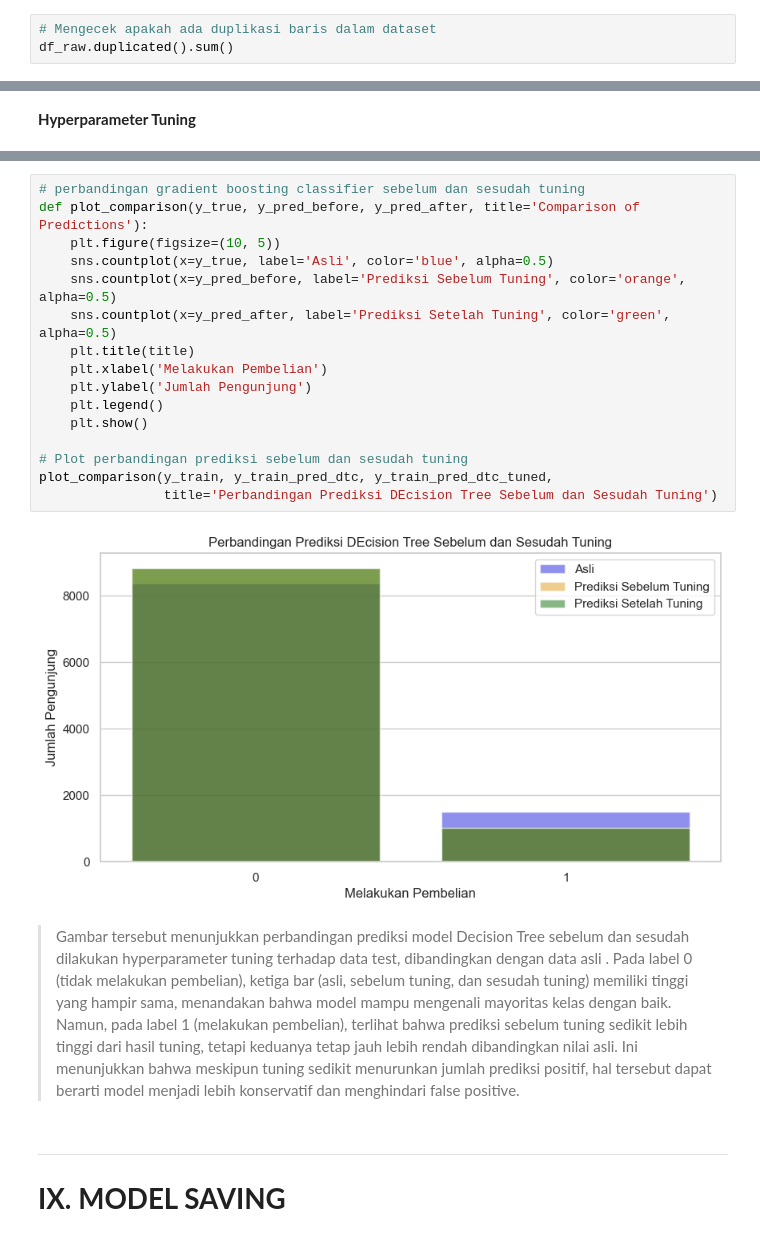
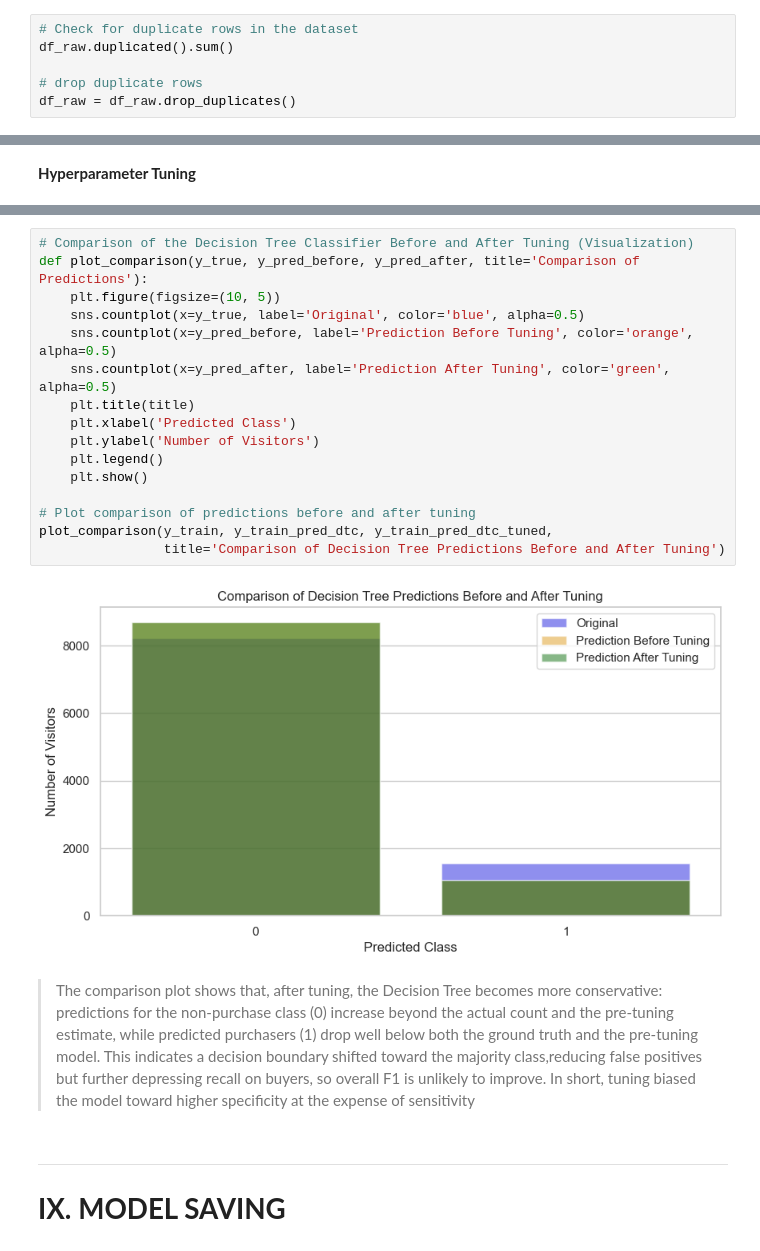
Before and after one commit to brmsyh/Online-Shoppers-Intentions, a Jupyter notebook: notebook.ipynb, the cells around one changed output, grey strips where cells are left out. Saved outputs shown, nothing was run; the diff lists cells and outputs as text.

```diff
--- a/notebook.ipynb
+++ b/notebook.ipynb
@@ -347,3 +363,6 @@ memory usage: 1.5+ MB
 # %%
-# Mengecek apakah ada duplikasi baris dalam dataset
+# Check for duplicate rows in the dataset
 df_raw.duplicated().sum()
+
+# drop duplicate rows
+df_raw = df_raw.drop_duplicates()
@@ -1333,23 +1365,23 @@ compare_data.head(10)
 # %%
-# perbandingan gradient boosting classifier sebelum dan sesudah tuning
+# Comparison of the Decision Tree Classifier Before and After Tuning (Visualization)
 def plot_comparison(y_true, y_pred_before, y_pred_after, title='Comparison of Predictions'):
     plt.figure(figsize=(10, 5))
-    sns.countplot(x=y_true, label='Asli', color='blue', alpha=0.5)
-    sns.countplot(x=y_pred_before, label='Prediksi Sebelum Tuning', color='orange', alpha=0.5)
-    sns.countplot(x=y_pred_after, label='Prediksi Setelah Tuning', color='green', alpha=0.5)
+    sns.countplot(x=y_true, label='Original', color='blue', alpha=0.5)
+    sns.countplot(x=y_pred_before, label='Prediction Before Tuning', color='orange', alpha=0.5)
+    sns.countplot(x=y_pred_after, label='Prediction After Tuning', color='green', alpha=0.5)
     plt.title(title)
-    plt.xlabel('Melakukan Pembelian')
-    plt.ylabel('Jumlah Pengunjung')
+    plt.xlabel('Predicted Class')
+    plt.ylabel('Number of Visitors')
     plt.legend()
     plt.show()
 
-# Plot perbandingan prediksi sebelum dan sesudah tuning
+# Plot comparison of predictions before and after tuning
 plot_comparison(y_train, y_train_pred_dtc, y_train_pred_dtc_tuned,
-                title='Perbandingan Prediksi DEcision Tree Sebelum dan Sesudah Tuning')
+                title='Comparison of Decision Tree Predictions Before and After Tuning')
 # %% [output]
-[figure, old version]
+[figure, new version]
 # %% [markdown]
-> Gambar tersebut menunjukkan perbandingan prediksi model Decision Tree sebelum dan sesudah dilakukan hyperparameter tuning terhadap data test, dibandingkan dengan data asli . Pada label 0 (tidak melakukan pembelian), ketiga bar (asli, sebelum tuning, dan sesudah tuning) memiliki tinggi yang hampir sama, menandakan bahwa model mampu mengenali mayoritas kelas dengan baik. Namun, pada label 1 (melakukan pembelian), terlihat bahwa prediksi sebelum tuning sedikit lebih tinggi dari hasil tuning, tetapi keduanya tetap jauh lebih rendah dibandingkan nilai asli. Ini menunjukkan bahwa meskipun tuning sedikit menurunkan jumlah prediksi positif, hal tersebut dapat berarti model menjadi lebih konservatif dan menghindari false positive.
+> The comparison plot shows that, after tuning, the Decision Tree becomes more conservative: predictions for the non-purchase class (0) increase beyond the actual count and the pre-tuning estimate, while predicted purchasers (1) drop well below both the ground truth and the pre-tuning model. This indicates a decision boundary shifted toward the majority class,reducing false positives but further depressing recall on buyers, so overall F1 is unlikely to improve. In short, tuning biased the model toward higher specificity at the expense of sensitivity
 # %% [markdown]
 ---
 
```
Also changed, not shown: parts of 82 cells of this notebook, 14 other files.
